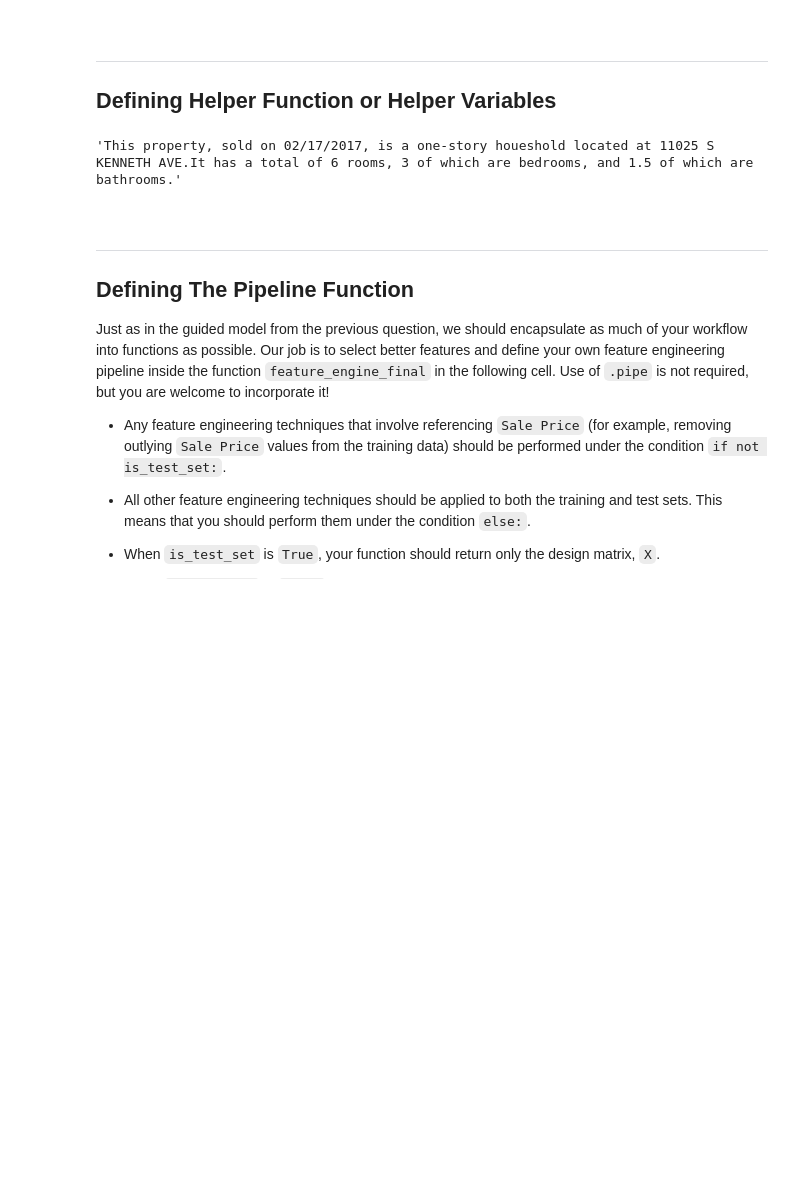
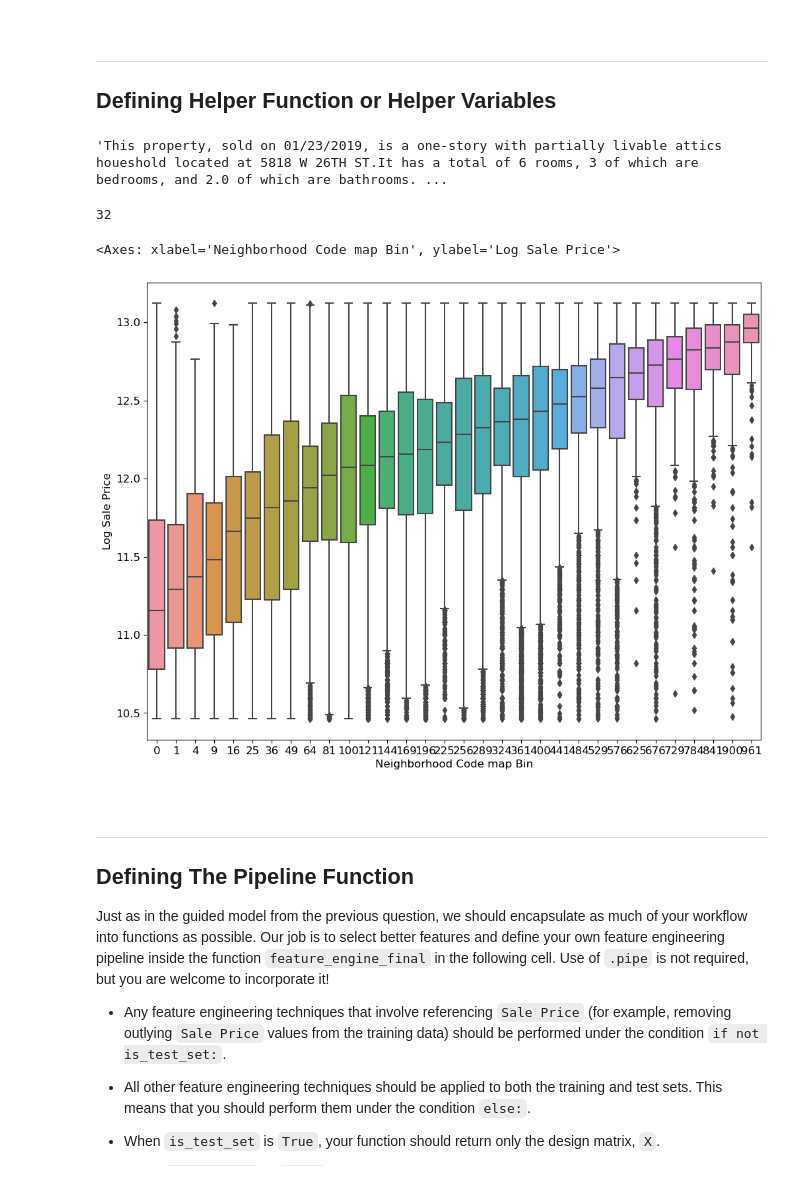
Before and after one commit to brandonconcepcion/Prophecy-of-Properties, a Jupyter notebook: Notebook.ipynb, the cells around one changed output. Drawn from its saved outputs; the diff is of its cells as text; code cells hidden in the pictures; blank space fills up the shorter version.

```diff
--- a/Notebook.ipynb
+++ b/Notebook.ipynb
@@ -1083,10 +1211,10 @@ plt.subplots_adjust(left=0.1, right=0.5, top=0.5, bottom=0.2)
 
 ## Defining Helper Function or Helper Variables
 # %%
-x = data["Description"]
+x = data_train["Description"]
 x.iloc[45]
 # %% [output]
-'This property, sold on 02/17/2017, is a one-story houeshold located at 11025 S KENNETH AVE.It has a total of 6 rooms, 3 of which are bedrooms, and 1.5 of which are bathrooms.'
+'This property, sold on 01/23/2019, is a one-story with partially livable attics houeshold located at 5818 W 26TH ST.It has a total of 6 rooms, 3 of which are bedrooms, and 2.0 of which are bathrooms. ...
 # %%
 # Define any additional helper functions or variables you need here
 
@@ -1115,6 +1243,51 @@ def one_hot_encode_column(data, columns_to_encode):
 
     one_hot_dataframe = pd.DataFrame(transformed.toarray(), columns=one_hot_object.get_feature_names_out(), index = data.index)
     return data.join(one_hot_dataframe), one_hot_object.get_feature_names_out().tolist()
+
+def sigmoid(s, center):
+    return 1/(1+np.exp(s-center))
+
+def bin_col(data, colname, granularity):
+    """Puts a numerical column into categorical bins by granularity.
+    Credit: Sherry Fan"""
+    data = data.copy()
+    min_val = min(data[colname])
+    data[colname + " Bin"] = ((data[colname] - min_val)//granularity).astype(str)
+    return data
+
+
+def rank_neighborhoods_trans(data, metric=np.median):
+    """
+    Input: data (data frame): should contain at least a string-valued Neighborhood and a numeric 'Sale Price' column
+    metric (function): function used for aggregating the data in each neighborhood. For example, np.median for median prices
+    Output: Data with bin One Hot Encoded columns
+    """
+    data["Neighborhood Code map"] = data['Neighborhood Code'].replace(neighborhood_map)
+    data = bin_col(data, "Neighborhood Code map", 6)
+    data["Neighborhood Code map Bin"] = data["Neighborhood Code map Bin"].astype("int")
+
+    #print(len(data["Town and Neighborhood map Bin"].value_counts()))
+    data, ohe_cols_neighborhood = one_hot_encode_column(data, ["Neighborhood Code map Bin"])
+    ohe_cols_neighborhood = ohe_cols_neighborhood
+    possible = (neighborhood_map//6).unique()
+    for n in possible:
+        colname = "Neighborhood Code map Bin"+"_"+str(n)
+        if colname not in data.columns:
+            data[colname] = 0
+            ohe_cols_neighborhood += [colname]
+    data["Neighborhood Code map Bin"] = data["Neighborhood Code map Bin"].astype("int")**2
+    return data, ohe_cols_neighborhood
+# %%
+neighborhood_map_1 = data_train.groupby('Neighborhood Code', as_index=False).aggregate({'Log Sale Price':np.median}).sort_values(by='Log Sale Price', ignore_index=True)["Neighborhood Code"]
+neighborhood_map_2 = pd.Series(neighborhood_map_1.index.values,index=neighborhood_map_1)
+neighborhood_map = neighborhood_map_2.astype("int")
+data_neighborhood, ohe_cols_neighborhood = rank_neighborhoods_trans(data_train,metric=np.median)
+print(len(ohe_cols_neighborhood))
+sns.boxplot(x='Neighborhood Code map Bin', y='Log Sale Price',data=data_neighborhood)
+# %% [output]
+32
+<Axes: xlabel='Neighborhood Code map Bin', ylabel='Log Sale Price'>
+[figure, added]
 # %% [markdown]
 <br>
 
```
Also changed, not shown: parts of 31 cells of this notebook.
